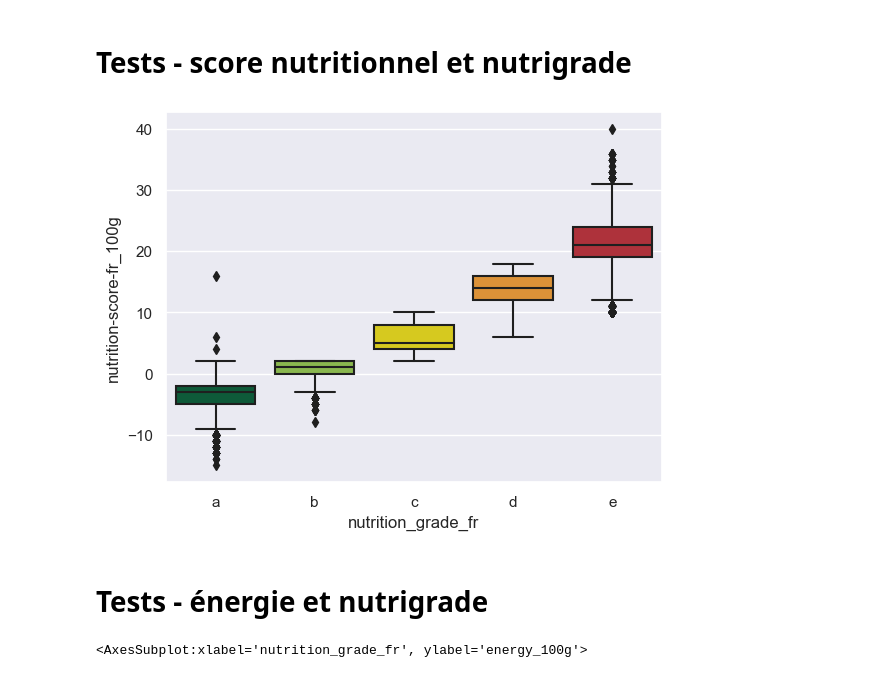
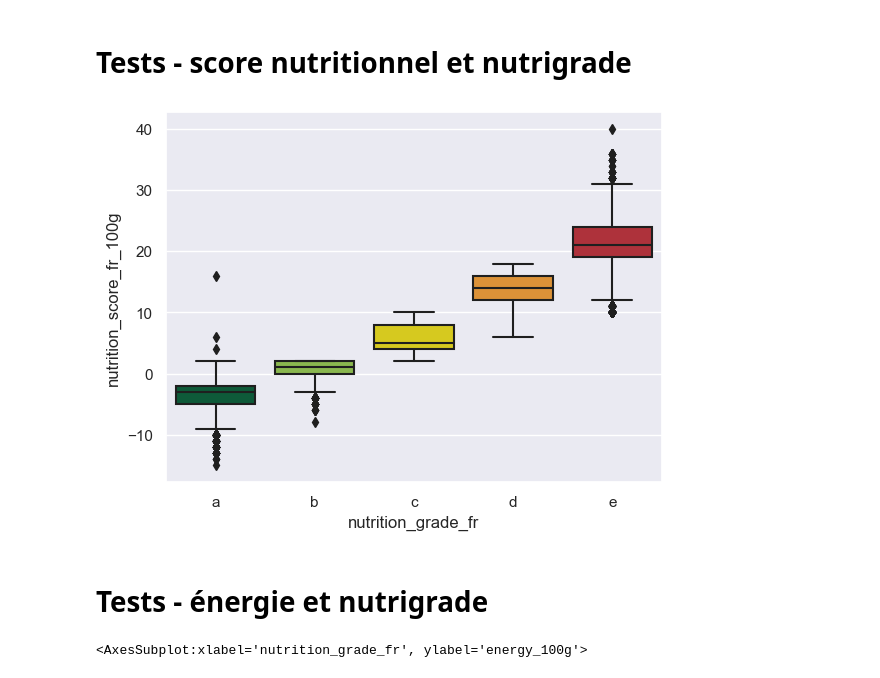
Before and after one commit to ClementPatin/OC-P3, a Jupyter notebook: Patin_Clement_1_notebook_052023.ipynb, the cells around one changed output. Cells and saved outputs as stored; diff of their text form; code cells hidden in the pictures.

```diff
--- a/Patin_Clement_1_notebook_052023.ipynb
+++ b/Patin_Clement_1_notebook_052023.ipynb
@@ -407,3 +413,11 @@ foodRawLight
+# %%
+# use only underscore for column names
+
+foodRawLightUnder=foodRawLight.copy() # create a copy
+foodRawLightUnder.rename(columns={col : col.replace("-","_") for col in foodRawLightUnder.columns}, # replace "-" by "_"
+                         inplace=True
+                        )
+workFeatures=foodRawLightUnder.columns.tolist()
 # %% [markdown]
 ## P2.2. Éliminer les doublons
 
@@ -450,5 +464,5 @@ Nous faisons le choix de nous séparer des 285 produits aux codes barres non for
 # %%
-foodClean01=foodRawLight.copy()
+foodClean01=foodRawLightUnder.copy()
 # keep only the values of "code" whose length is 8 or 13
 foodClean01=foodClean01.loc[(foodClean01.code.str.len()==8)|(foodClean01.code.str.len()==13)]
 # %% [markdown]
@@ -513,7 +528,8 @@ Nous allons donc supprimer ces doublons.
 # %%
 foodClean02=foodClean01.copy()
 foodClean02=foodClean02.loc[
-    (foodClean02[["product_name","brands"]].isna().any(axis=1)) | # be carefull to keep the rows where "product_name" or "brands" is NaN
-    ~(foodClean02[["product_name","brands"]].duplicated(subset=["product_name","brands"],keep='last')) # drop duplicates
+    (foodClean02[["product_name","brands"]].isna().any(axis=1)) # be carefull to keep the rows where "product_name" or "brands" is NaN
+    | # or :
+    ~(foodClean02[["product_name","brands"]].duplicated(subset=["product_name","brands"],keep='last')) # non duplicated values for both features
 ]
 # %%
@@ -581,22 +850,22 @@ foodClean02.describe()
 # %% [markdown]
 # Tests -  score nutritionnel et nutrigrade
 # %%
-testNutri=foodClean02[["nutrition_grade_fr","nutrition-score-fr_100g"]].copy()
+testNutri=foodClean02[["nutrition_grade_fr","nutrition_score_fr_100g"]].copy()
 testNutri=testNutri.loc[testNutri.notna().any(axis=1)]
 testNutri=testNutri.sort_values("nutrition_grade_fr")
 # %%
 sns.set(style="darkgrid")
 myPalette= {"a": "#02663B",
            "b": "#8DC83E",
            "c" : "#F4E300",
            "d" : "#F7941D",
            "e" : "#C31D2A",
            }
-sns.boxplot(data=testNutri,x="nutrition_grade_fr",y="nutrition-score-fr_100g",palette=myPalette);
+sns.boxplot(data=testNutri,x="nutrition_grade_fr",y="nutrition_score_fr_100g",palette=myPalette);
 # %% [output]
-[figure, old version]
+[figure, new version]
-# %% [markdown]
-# Tests -  énergie et nutrigrade
+# %% [markdown]
+# Tests -  énergie et nutrigrade
 # %%
 testEnerNut=foodClean02[["nutrition_grade_fr","energy_100g"]].copy()
 # %%
```
Also changed, not shown: parts of 52 cells of this notebook.
